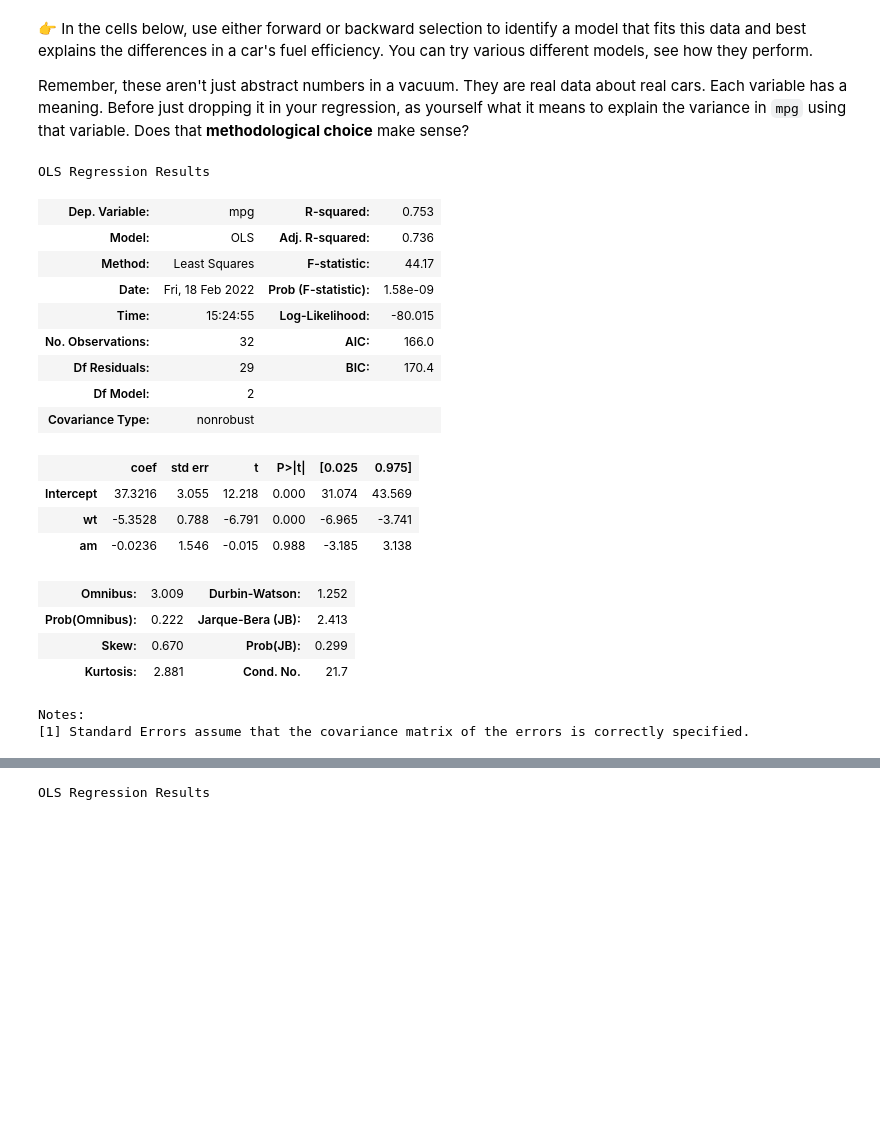
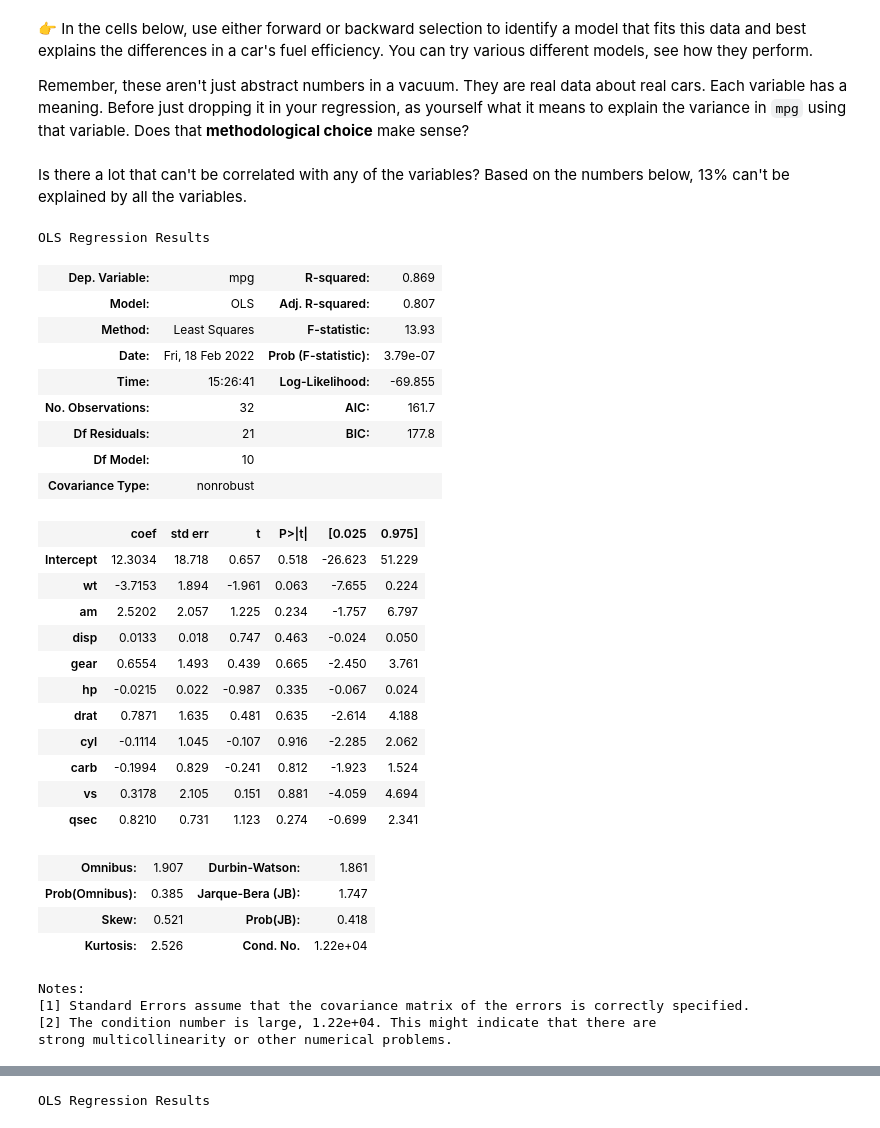
Before and after one commit to code4journalism/code4journalism-linear-regression-intro-semerriam, a Jupyter notebook: Merriam-mtcars-linear-regression.ipynb, the cells around one changed output, grey strips where cells are left out. Saved outputs shown, nothing was run; the diff lists cells and outputs as text; code cells hidden in the pictures; blank space fills up the shorter version.

```diff
--- a/mtcars-linear-regression.ipynb
+++ b/Merriam-mtcars-linear-regression.ipynb
@@ -117,30 +117,42 @@ results = model.fit()
 results.summary()
 # %%
 # 	mpg	cyl	disp	hp	drat	wt	qsec	vs	am	gear	carb
-# %%
-import statsmodels.formula.api as smf
-
-model = smf.ols("mpg ~  wt + am", data=mtcars)
-results = model.fit()
-results.summary()
-# %% [output]
-OLS Regression Results
-| Dep. Variable: | mpg | R-squared: | 0.753 |
-| Model: | OLS | Adj. R-squared: | 0.736 |
-| Method: | Least Squares | F-statistic: | 44.17 |
-| Date: | Fri, 18 Feb 2022 | Prob (F-statistic): | 1.58e-09 |
-| Time: | 15:24:55 | Log-Likelihood: | -80.015 |
-| No. Observations: | 32 | AIC: | 166.0 |
-| Df Residuals: | 29 | BIC: | 170.4 |
-| Df Model: | 2 |  |  |
-| Covariance Type: | nonrobust |  |  |
-|  | coef | std err | t | P>|t| | [0.025 | 0.975] |
-| Intercept | 37.3216 | 3.055 | 12.218 | 0.000 | 31.074 | 43.569 |
-| wt | -5.3528 | 0.788 | -6.791 | 0.000 | -6.965 | -3.741 |
-| am | -0.0236 | 1.546 | -0.015 | 0.988 | -3.185 | 3.138 |
-| Omnibus: | 3.009 | Durbin-Watson: | 1.252 |
-| Prob(Omnibus): | 0.222 | Jarque-Bera (JB): | 2.413 |
-| Skew: | 0.670 | Prob(JB): | 0.299 |
-| Kurtosis: | 2.881 | Cond. No. | 21.7 |
-Notes:
-[1] Standard Errors assume that the covariance matrix of the errors is correctly specified.
+# %% [markdown]
+Is there a lot that can't be correlated with any of the variables? Based on the numbers below, 13% can't be explained by all the variables.
+# %%
+import statsmodels.formula.api as smf
+
+model = smf.ols("mpg ~  wt + am + disp + gear + hp + drat + cyl + carb + vs + qsec", data=mtcars)
+results = model.fit()
+results.summary()
+# %% [output]
+OLS Regression Results
+| Dep. Variable: | mpg | R-squared: | 0.869 |
+| Model: | OLS | Adj. R-squared: | 0.807 |
+| Method: | Least Squares | F-statistic: | 13.93 |
+| Date: | Fri, 18 Feb 2022 | Prob (F-statistic): | 3.79e-07 |
+| Time: | 15:26:41 | Log-Likelihood: | -69.855 |
+| No. Observations: | 32 | AIC: | 161.7 |
+| Df Residuals: | 21 | BIC: | 177.8 |
+| Df Model: | 10 |  |  |
+| Covariance Type: | nonrobust |  |  |
+|  | coef | std err | t | P>|t| | [0.025 | 0.975] |
+| Intercept | 12.3034 | 18.718 | 0.657 | 0.518 | -26.623 | 51.229 |
+| wt | -3.7153 | 1.894 | -1.961 | 0.063 | -7.655 | 0.224 |
+| am | 2.5202 | 2.057 | 1.225 | 0.234 | -1.757 | 6.797 |
+| disp | 0.0133 | 0.018 | 0.747 | 0.463 | -0.024 | 0.050 |
+| gear | 0.6554 | 1.493 | 0.439 | 0.665 | -2.450 | 3.761 |
+| hp | -0.0215 | 0.022 | -0.987 | 0.335 | -0.067 | 0.024 |
+| drat | 0.7871 | 1.635 | 0.481 | 0.635 | -2.614 | 4.188 |
+| cyl | -0.1114 | 1.045 | -0.107 | 0.916 | -2.285 | 2.062 |
+| carb | -0.1994 | 0.829 | -0.241 | 0.812 | -1.923 | 1.524 |
+| vs | 0.3178 | 2.105 | 0.151 | 0.881 | -4.059 | 4.694 |
+| qsec | 0.8210 | 0.731 | 1.123 | 0.274 | -0.699 | 2.341 |
+| Omnibus: | 1.907 | Durbin-Watson: | 1.861 |
+| Prob(Omnibus): | 0.385 | Jarque-Bera (JB): | 1.747 |
+| Skew: | 0.521 | Prob(JB): | 0.418 |
+| Kurtosis: | 2.526 | Cond. No. | 1.22e+04 |
+Notes:
+[1] Standard Errors assume that the covariance matrix of the errors is correctly specified.
+[2] The condition number is large, 1.22e+04. This might indicate that there are
+strong multicollinearity or other numerical problems.
```
Also changed, not shown: parts of 13 cells of this notebook.
